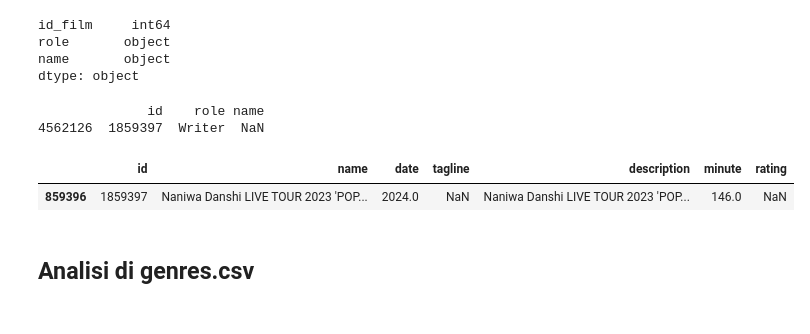
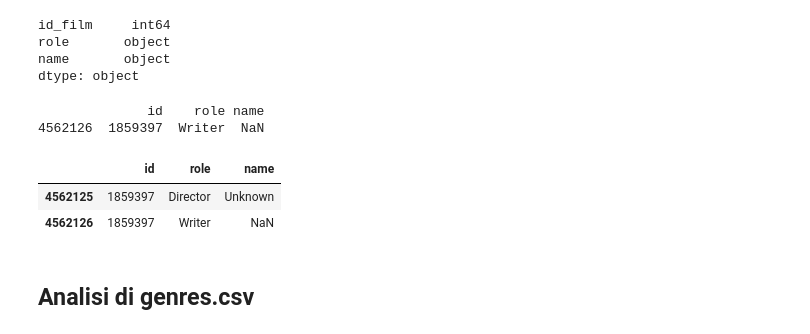
Before and after one commit to GabrieBu/freshcarrots, a Jupyter notebook: ium_Notebook/Cleaning.ipynb, the cells around one changed output. Saved outputs shown, nothing was run; the diff lists cells and outputs as text; code cells hidden in the pictures.

```diff
--- a/ium_Notebook/Cleaning.ipynb
+++ b/ium_Notebook/Cleaning.ipynb
@@ -5,18 +5,18 @@ Abbiamo utilizzato questo file per separare la pulizia della struttura dei dati
 # %%
 import pandas as pd
 import numpy as np
-# df_actors=pd.read_csv("C:\\Users\\andre\\Desktop\\Dati_Tweb\\actors.csv")
-# df_countries=pd.read_csv("C:\\Users\\andre\\Desktop\\Dati_Tweb\\countries.csv")
-# df_crew=pd.read_csv("C:\\Users\\andre\\Desktop\\Dati_Tweb\\crew.csv")
-# df_genres=pd.read_csv("C:\\Users\\andre\\Desktop\\Dati_Tweb\\genres.csv")
-# df_languages=pd.read_csv("C:\\Users\\andre\\Desktop\\Dati_Tweb\\languages.csv")
-# df_movies=pd.read_csv("C:\\Users\\andre\\Desktop\\Dati_Tweb\\movies.csv")
-# df_posters=pd.read_csv("C:\\Users\\andre\\Desktop\\Dati_Tweb\\posters.csv")
-# df_releases=pd.read_csv("C:\\Users\\andre\\Desktop\\Dati_Tweb\\releases.csv")
-# df_studios=pd.read_csv("C:\\Users\\andre\\Desktop\\Dati_Tweb\\studios.csv")
-# df_themes=pd.read_csv("C:\\Users\\andre\\Desktop\\Dati_Tweb\\themes.csv")
-df_tomatoes=pd.read_csv("/Users/gabrielebuoso/Desktop/rotten_tomatoes_reviews.csv")
-df_oscars=pd.read_csv("/Users/gabrielebuoso/Desktop/the_oscar_awards.csv")
+df_actors=pd.read_csv("C:\\Users\\andre\\Desktop\\Dati_Tweb\\actors.csv")
+df_countries=pd.read_csv("C:\\Users\\andre\\Desktop\\Dati_Tweb\\countries.csv")
+df_crew=pd.read_csv("C:\\Users\\andre\\Desktop\\Dati_Tweb\\crew.csv")
+df_genres=pd.read_csv("C:\\Users\\andre\\Desktop\\Dati_Tweb\\genres.csv")
+df_languages=pd.read_csv("C:\\Users\\andre\\Desktop\\Dati_Tweb\\languages.csv")
+df_movies=pd.read_csv("C:\\Users\\andre\\Desktop\\Dati_Tweb\\movies.csv")
+df_posters=pd.read_csv("C:\\Users\\andre\\Desktop\\Dati_Tweb\\posters.csv")
+df_releases=pd.read_csv("C:\\Users\\andre\\Desktop\\Dati_Tweb\\releases.csv")
+df_studios=pd.read_csv("C:\\Users\\andre\\Desktop\\Dati_Tweb\\studios.csv")
+df_themes=pd.read_csv("C:\\Users\\andre\\Desktop\\Dati_Tweb\\themes.csv")
+#df_tomatoes=pd.read_csv("/Users/gabrielebuoso/Desktop/rotten_tomatoes_reviews.csv")
+#df_oscars=pd.read_csv("/Users/gabrielebuoso/Desktop/the_oscar_awards.csv")
 # %% [markdown]
 # Analisi di ogni file per la pulizia dei dati
 # %% [markdown]
@@ -154,14 +143,15 @@ print(Row_nun)
 4562126  1859397  Writer  NaN
 # %%
 df_movies.loc[df_movies["id"]==1859397]
-#df_crew.loc[df_crew["id"]==1859397]
+df_crew.loc[df_crew["id"]==1859397] #per vedere se effettivamente il film esiste
 
 #scegliere se rimuoverlo o no
 #df_crew.dropna(inplace=True) \
   #  .reset_index(drop=True)
 # %% [output]
-|  | id | name | date | tagline | description | minute | rating |
-| 859396 | 1859397 | Naniwa Danshi LIVE TOUR 2023 'POP... | 2024.0 | NaN | Naniwa Danshi LIVE TOUR 2023 'POP... | 146.0 | NaN |
+|  | id | role | name |
+| 4562125 | 1859397 | Director | Unknown |
+| 4562126 | 1859397 | Writer | NaN |
 # %% [markdown]
 ## Analisi di genres.csv
 # %%
```
Also changed, not shown: parts of 26 cells of this notebook.
